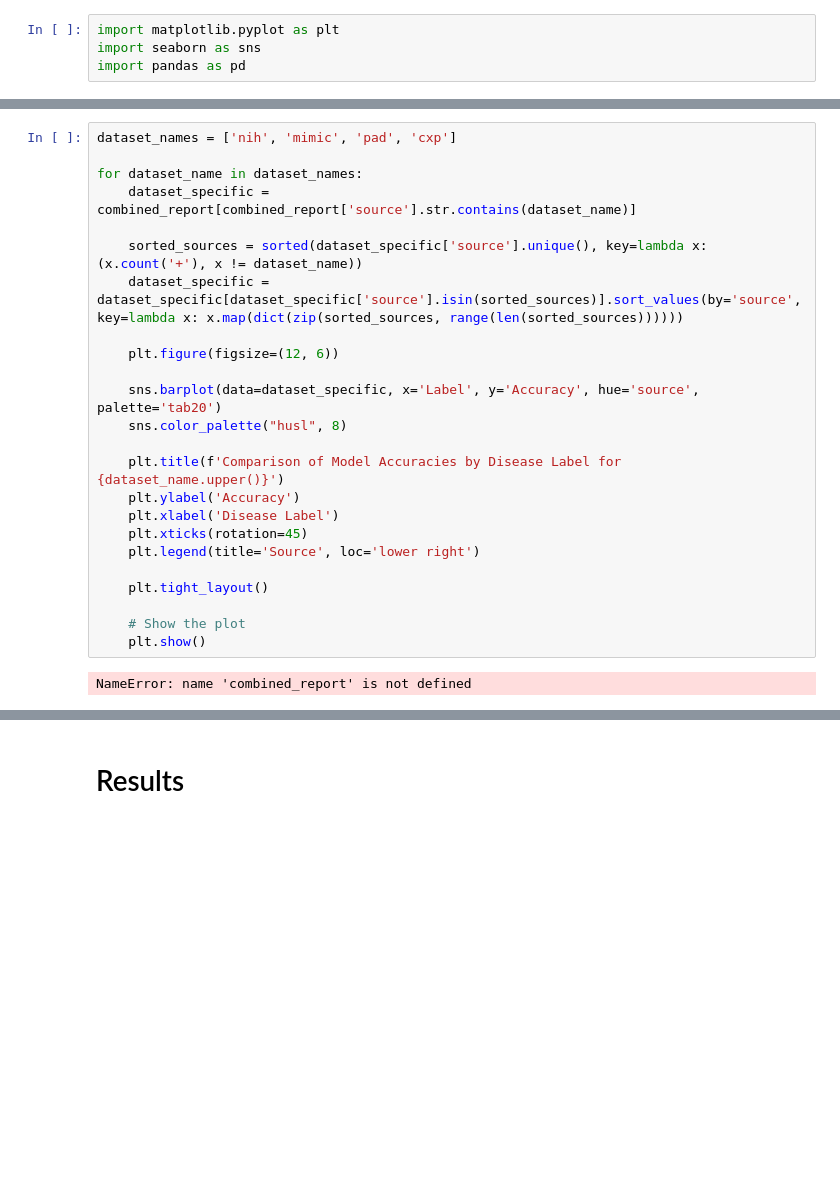
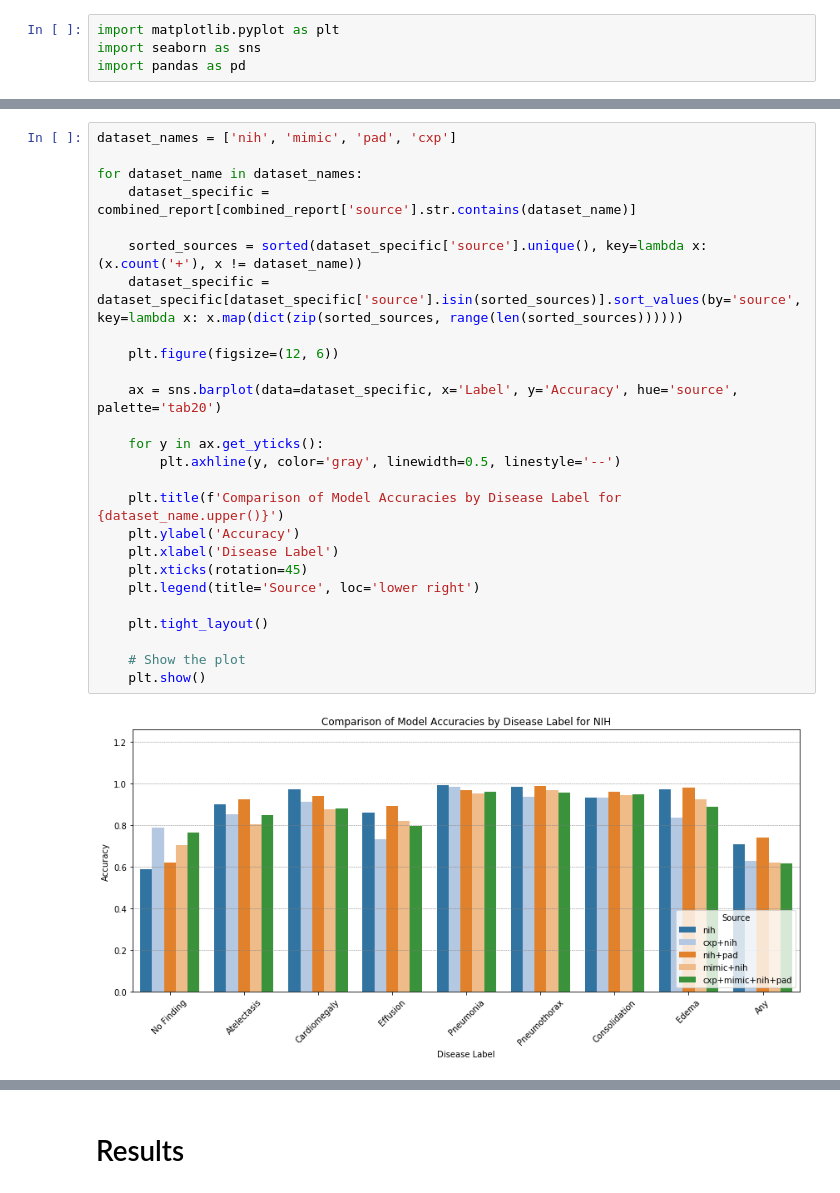
Before and after one commit to nstawski/dlh-final-project, a Jupyter notebook: Nina_Stawski_final_project_stats.ipynb, the cells around one changed output, grey strips where cells are left out. Cells and saved outputs as stored; diff of their text form; blank space fills up the shorter version.

```diff
--- a/Nina_Stawski_final_project_stats.ipynb
+++ b/Nina_Stawski_final_project_stats.ipynb
@@ -2590,26 +2608,28 @@ NameError: name 'np' is not defined
 # %%
 dataset_names = ['nih', 'mimic', 'pad', 'cxp']
 
 for dataset_name in dataset_names:
     dataset_specific = combined_report[combined_report['source'].str.contains(dataset_name)]
 
     sorted_sources = sorted(dataset_specific['source'].unique(), key=lambda x: (x.count('+'), x != dataset_name))
     dataset_specific = dataset_specific[dataset_specific['source'].isin(sorted_sources)].sort_values(by='source', key=lambda x: x.map(dict(zip(sorted_sources, range(len(sorted_sources))))))
 
     plt.figure(figsize=(12, 6))
 
-    sns.barplot(data=dataset_specific, x='Label', y='Accuracy', hue='source', palette='tab20')
-    sns.color_palette("husl", 8)
+    ax = sns.barplot(data=dataset_specific, x='Label', y='Accuracy', hue='source', palette='tab20')
+
+    for y in ax.get_yticks():
+        plt.axhline(y, color='gray', linewidth=0.5, linestyle='--')
 
     plt.title(f'Comparison of Model Accuracies by Disease Label for {dataset_name.upper()}')
     plt.ylabel('Accuracy')
     plt.xlabel('Disease Label')
     plt.xticks(rotation=45)
     plt.legend(title='Source', loc='lower right')
 
     plt.tight_layout()
 
     # Show the plot
     plt.show()
 # %% [output]
-NameError: name 'combined_report' is not defined
+[figure, added]
```
Also changed, not shown: parts of 5 cells of this notebook, 5 other files.
